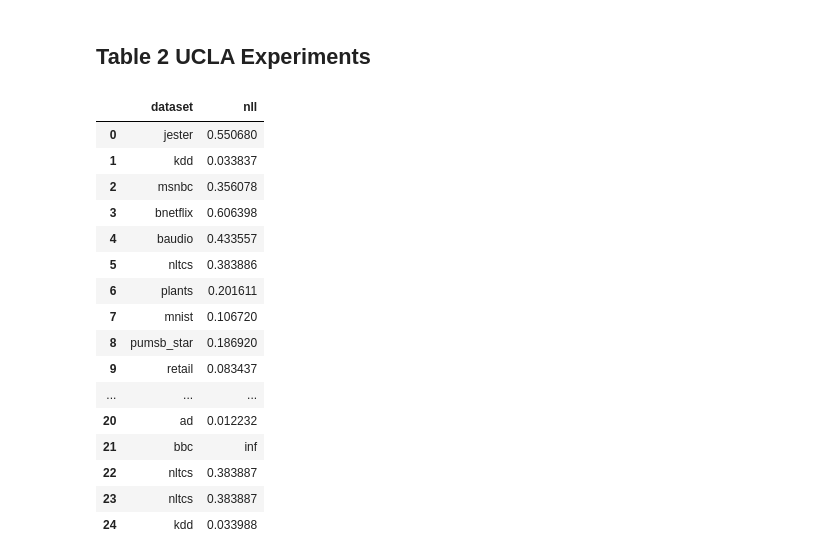
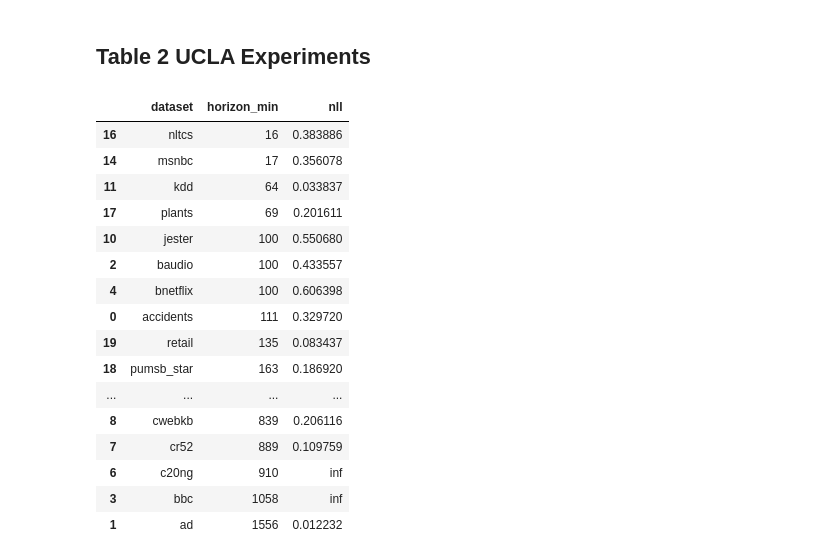
Before and after one commit to marawangamal/ptn, a Jupyter notebook: scripts/results.ipynb, the cells around one changed output. Drawn from its saved outputs; the diff is of its cells as text; code cells hidden in the pictures.

```diff
--- a/scripts/results.ipynb
+++ b/scripts/results.ipynb
@@ -310,7 +310,7 @@ def load_wandb_runs(
     runs = api.runs(project if entity is None else f"{entity}/{project}")
 
     rows = []
-    for run in runs:
+    for run in tqdm(runs):
         row = {"run_id": run.id, "name": run.name, "state": run.state}
 
         # pull configs
@@ -356,33 +356,37 @@ df_ptn = load_wandb_runs('ptn-ucla', log_specs=[{'name': 'val/loss', 'reduce': '
 # %%
 # UCLA x DMRG
 df_dmrg_proc = df_dmrg.copy()
 df_dmrg_proc = df_dmrg_proc[df_dmrg_proc['state'] == 'finished']
 df_dmrg_proc['nll'] = df_dmrg_proc['eval/loss_min'].astype(float) / df_dmrg_proc['horizon_min'].astype(float)
 df_dmrg_proc['dataset'] = df_dmrg_proc['name'].map(lambda x: x.split('-')[0])
 # Keep only relevant columns for summary
-cols_to_keep = ["run_id", "dataset", "eval/loss_min", "horizon_min", "nll"]
-df_dmrg_proc = df_dmrg_proc[cols_to_keep]
-df_dmrg_proc.sort_values("horizon_min")
-df_dmrg_proc = df_dmrg_proc[['dataset', 'nll']]
-df_dmrg_proc
+df_dmrg_proc = df_dmrg_proc[["run_id", "dataset", "eval/loss_min", "horizon_min", "nll"]]
+
+# Group by dataset and keep the minimum nll and horizon_min
+df_dmrg_proc = (
+    df_dmrg_proc
+    .groupby('dataset', as_index=False)
+    .agg({'horizon_min': 'min', 'nll': 'min'})
+)
+df_dmrg_proc.sort_values('horizon_min')
 # %% [output]
-|  | dataset | nll |
-| 0 | jester | 0.550680 |
-| 1 | kdd | 0.033837 |
-| 2 | msnbc | 0.356078 |
-| 3 | bnetflix | 0.606398 |
-| 4 | baudio | 0.433557 |
-| 5 | nltcs | 0.383886 |
-| 6 | plants | 0.201611 |
-| 7 | mnist | 0.106720 |
-| 8 | pumsb_star | 0.186920 |
-| 9 | retail | 0.083437 |
-| ... | ... | ... |
-| 20 | ad | 0.012232 |
-| 21 | bbc | inf |
-| 22 | nltcs | 0.383887 |
-| 23 | nltcs | 0.383887 |
-| 24 | kdd | 0.033988 |
+|  | dataset | horizon_min | nll |
+| 16 | nltcs | 16 | 0.383886 |
+| 14 | msnbc | 17 | 0.356078 |
+| 11 | kdd | 64 | 0.033837 |
+| 17 | plants | 69 | 0.201611 |
+| 10 | jester | 100 | 0.550680 |
+| 2 | baudio | 100 | 0.433557 |
+| 4 | bnetflix | 100 | 0.606398 |
+| 0 | accidents | 111 | 0.329720 |
+| 19 | retail | 135 | 0.083437 |
+| 18 | pumsb_star | 163 | 0.186920 |
+| ... | ... | ... | ... |
+| 8 | cwebkb | 839 | 0.206116 |
+| 7 | cr52 | 889 | 0.109759 |
+| 6 | c20ng | 910 | inf |
+| 3 | bbc | 1058 | inf |
+| 1 | ad | 1556 | 0.012232 |
 # %%
 # UCLA x PTN
 import pandas as pd
```
Also changed, not shown: parts of 3 cells of this notebook, 3 other files.
